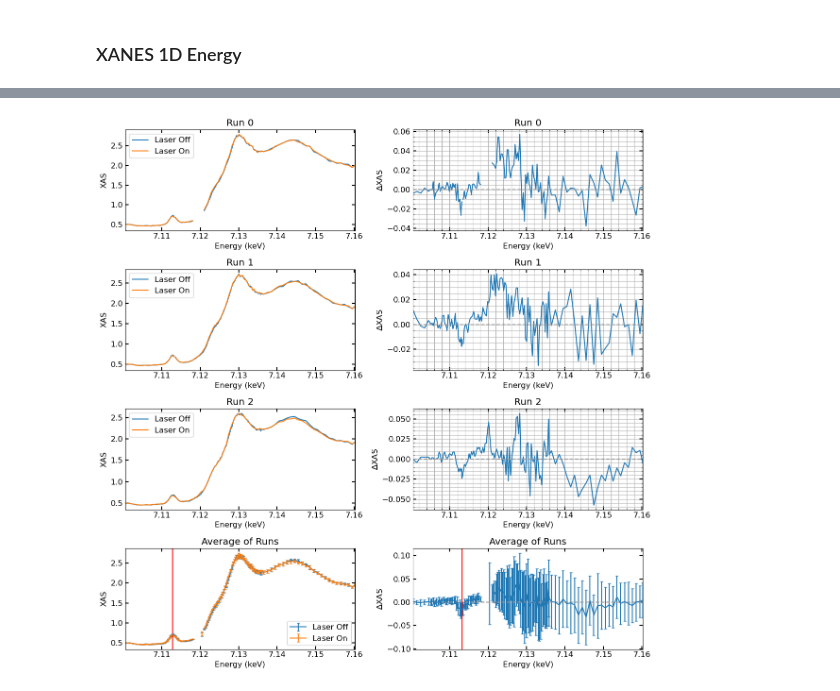
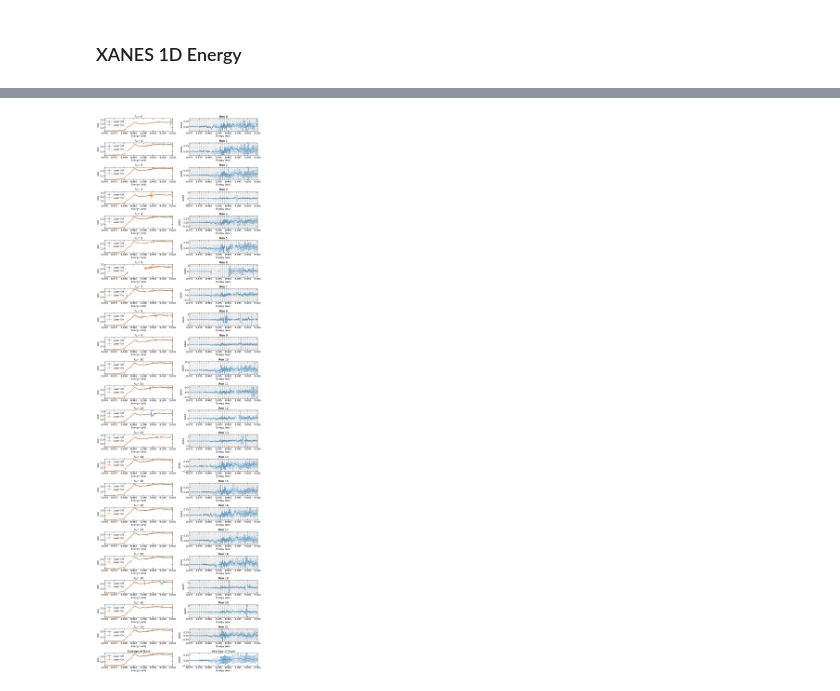
Before and after one commit to lg345/XSpect, a Jupyter notebook: XSpect_XAS_1Denergy.ipynb, the cells around one changed output, grey strips where cells are left out. Cells and saved outputs as stored; diff of their text form; code cells hidden in the pictures.

```diff
--- a/XSpect_XAS_1Denergy.ipynb
+++ b/XSpect_XAS_1Denergy.ipynb
@@ -99,9 +157,13 @@ names=['ccm','ccm_E_setpoint','time_tool_correction','lxt'  ,'encoder','ipm', 't
 ##
 xes1.set_key_aliases(keys,names)
 
-xes1.transpose=False
-xes1.add_filter('xray','ipm',500)
-xes1.add_filter('simultaneous','ipm',500)
+xes1.add_filter('xray','ipm',ipm_thres[0])
+xes1.add_filter('simultaneous','ipm',ipm_thres[0])
+xes1.add_filter('simultaneous','time_tool_ampl',tt_thres[0])
+xes1.add_filter('simultaneous','time_tool_correction',[-0.05, 0.05])
 xes1.scattering = True
 
-xes1.run_parser(['162-165']) # 1 ns
+xes1.ccm_bins = np.concatenate((np.arange(8.97, 8.975, 0.001), np.arange(8.975, 9.005, 0.0005)))
+
+# xes1.run_parser(['118-125 127 129-135']) # 2 uJ
+xes1.run_parser(['270-291']) # 2 uJ
@@ -220,30 +179,57 @@ plt.tight_layout()
 # %%
-fig, ax = plt.subplots(figsize = (12,12), nrows = run_count+1, ncols = 2)
+run_count = 0
+for ii, run in enumerate(xes1.analyzed_runs):
+    # print(ii)
+    # print(run.ccm_bins.shape)
+    # print(run.epix_simultaneous_laser_energy_binned.shape)
+    # print(run.epix_xray_not_laser_energy_binned.shape)
+    run_count+=1
+
+fig, ax = plt.subplots(figsize = (12,40), nrows = run_count+1, ncols = 2)
 
 xas_loff_all = []
+xas_loff_std_all = []
 xas_lon_all  = []
+xas_lon_std_all = []
+xas_diff_all = []
+xas_diff_std_all = []
 
 for ii, run in enumerate(xes1.analyzed_runs):
 
     xas_loff_norm = run.epix_xray_not_laser_energy_binned/run.ipm_xray_not_laser_energy_binned
+    xas_loff_norm_std = np.zeros_like(xas_loff_norm)
     xas_lon_norm  = run.epix_simultaneous_laser_energy_binned/run.ipm_simultaneous_laser_energy_binned
-    xas_diff_norm = xas_lon_norm - xas_loff_norm
+    xas_lon_norm_std = np.zeros_like(xas_lon_norm)
+
+    for jj in np.arange(xas_loff_norm.shape[0]):
+            xas_loff_norm_std[jj] = xas_loff_norm[jj]*np.sqrt( (run.epix_xray_not_laser_std[jj]/run.epix_xray_not_laser_energy_binned[jj])**2 + (run.ipm_xray_not_laser_std[jj]/run.ipm_xray_not_laser_energy_binned[jj])**2)
+            xas_lon_norm_std[jj] = xas_lon_norm[jj]*np.sqrt( (run.epix_simultaneous_laser_std[jj]/run.epix_simultaneous_laser_energy_binned[jj])**2 + (run.ipm_simultaneous_laser_std[jj]/run.ipm_simultaneous_laser_energy_binned[jj])**2 )
+    xas_diff_norm = np.subtract(xas_lon_norm, xas_loff_norm)
+    xas_diff_norm_std = np.sqrt(xas_lon_norm_std**2 + xas_loff_norm_std**2)
 
     xas_loff_all.append(xas_loff_norm)
+    xas_loff_std_all.append(xas_loff_std)
     xas_lon_all.append(xas_lon_norm)
+    xas_lon_std_all.append(xas_lon_std)
+    xas_diff_all.append(xas_diff_norm)
+    xas_diff_std_all.append(xas_diff_norm_std)
+
 
     plt_indx0 = (ii,0)
     plt_indx1 = (ii,1)
 
-    ax[plt_indx0].plot(run.ccm_bins, xas_loff_norm, label = 'Laser Off')
-    ax[plt_indx0].plot(run.ccm_bins, xas_lon_norm, label = 'Laser On')
+    # ax[plt_indx0].plot(run.ccm_bins, xas_loff_norm, label = 'Laser Off')
+    # ax[plt_indx0].plot(run.ccm_bins, xas_lon_norm, label = 'Laser On')
+    ax[plt_indx0].errorbar(run.ccm_bins, xas_loff_norm, yerr=xas_loff_norm_std, label='Laser Off', capsize=2)
+    ax[plt_indx0].errorbar(run.ccm_bins, xas_lon_norm, yerr=xas_lon_norm_std, label='Laser On', capsize=2)
     ax[plt_indx0].set_xlim([np.min(run.ccm_bins), np.max(run.ccm_bins)])
     ax[plt_indx0].set_xlabel('Energy (keV)')
     ax[plt_indx0].set_ylabel('XAS')
     ax[plt_indx0].legend()
     ax[plt_indx0].set_title('Run %i' % ii)
 
-    ax[plt_indx1].plot(run.ccm_bins, xas_diff_norm, label = 'Difference')
+    # ax[plt_indx1].plot(run.ccm_bins, xas_diff_norm, label = 'Difference')
+    ax[plt_indx1].errorbar(run.ccm_bins, xas_diff_norm, yerr=xas_diff_norm_std, label='Laser Off', capsize=2)
     ax[plt_indx1].axhline(0, color = np.array([150,150,150])/255, linestyle = '--')
     ax[plt_indx1].set_xlim([np.min(run.ccm_bins), np.max(run.ccm_bins)])
     ax[plt_indx1].set_xlabel('Energy (keV)')
@@ -255,16 +241,24 @@ for ii, run in enumerate(xes1.analyzed_runs):
 
 # ===== Compute mean and SEM =====
 xas_loff_all = np.array(xas_loff_all)
+xas_loff_std_all = np.array(xas_loff_std_all)
 xas_lon_all  = np.array(xas_lon_all)
+xas_lon_std_all = np.array(xas_lon_std_all)
 
 N = xas_loff_all.shape[0]
 energy_axis = xes1.analyzed_runs[0].ccm_bins
 
-xas_loff_mean = np.mean(xas_loff_all, axis=0)
-xas_lon_mean  = np.mean(xas_lon_all, axis=0)
+xas_loff_mean = np.nanmean(xas_loff_all, axis=0)
+xas_lon_mean  = np.nanmean(xas_lon_all, axis=0)
 
-xas_loff_sem = np.std(xas_loff_all, axis=0, ddof=1)/np.sqrt(N)
-xas_lon_sem  = np.std(xas_lon_all, axis=0, ddof=1)/np.sqrt(N)
+xas_loff_mean_std = np.sqrt( np.nansum(xas_loff_std_all**2, axis = 0) )
+xas_lon_mean_std = np.sqrt( np.nansum(xas_lon_std_all**2, axis = 0) )
+
+# xas_loff_sem = np.nanstd(xas_loff_all, axis=0, ddof=1)/np.sqrt(N)
+# xas_lon_sem  = np.nanstd(xas_lon_all, axis=0, ddof=1)/np.sqrt(N)
+
+xas_loff_sem = xas_loff_mean_std/np.sqrt(N)
+xas_lon_sem  = xas_lon_mean_std/np.sqrt(N)
 
 xas_diff_mean = xas_lon_mean - xas_loff_mean
 xas_diff_sem  = np.sqrt(xas_loff_sem**2 + xas_lon_sem**2)
@@ -279,32 +273,32 @@ ax[plt_indx0_sum].errorbar(energy_axis, xas_loff_mean,
                            label='Laser Off',
                            capsize=2)
 
 ax[plt_indx0_sum].errorbar(energy_axis, xas_lon_mean,
                            yerr=xas_lon_sem,
                            label='Laser On',
                            capsize=2)
 
 ax[plt_indx0_sum].set_xlim([np.min(energy_axis), np.max(energy_axis)])
 ax[plt_indx0_sum].set_xlabel('Energy (keV)')
 ax[plt_indx0_sum].set_ylabel('XAS')
 ax[plt_indx0_sum].legend()
 ax[plt_indx0_sum].set_title('Average of Runs')
 ax[plt_indx0_sum].axvline(7.1128, color = 'r')
 
 
 ax[plt_indx1_sum].errorbar(energy_axis, xas_diff_mean,
                            yerr=xas_diff_sem,
                            label='Difference',
                            capsize=2)
 
 ax[plt_indx1_sum].axhline(0, color = np.array([150,150,150])/255, linestyle = '--')
 ax[plt_indx1_sum].set_xlim([np.min(energy_axis), np.max(energy_axis)])
 ax[plt_indx1_sum].set_xlabel('Energy (keV)')
 ax[plt_indx1_sum].set_ylabel(r'$\Delta$XAS')
 ax[plt_indx1_sum].set_title('Average of Runs')
-ax[plt_indx1_sum].axvline(7.1133, color = 'r')
+ax[plt_indx1_sum].axvline(11.565, color = 'r')
 
 plt.tight_layout()
 plt.show()
 # %% [output]
-[figure, old version]
+[figure, new version]
```
Also changed, not shown: parts of 15 cells of this notebook, 15 other files.
